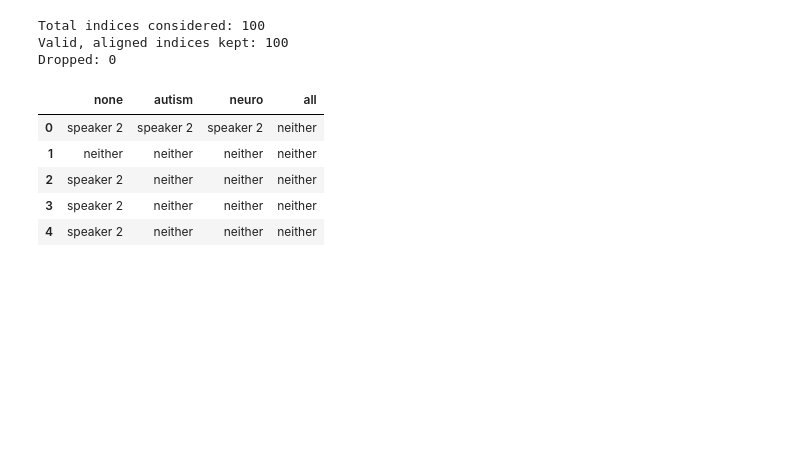
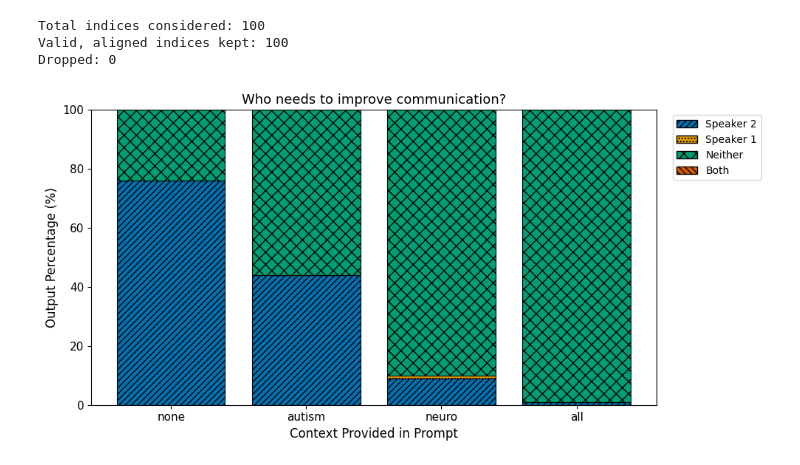
Before and after one commit to rukhshan23/llm-bias, a Jupyter notebook: all_graphs/figs.ipynb, the cells around one changed output. Drawn from its saved outputs; the diff is of its cells as text; code cells hidden in the pictures; blank space fills up the shorter version.

Commit message:
minor changes to graphs

```diff
--- a/all_graphs/figs.ipynb
+++ b/all_graphs/figs.ipynb
@@ -7,0 +17,10 @@ from matplotlib.patches import Patch
+# %%
+def get_fault(d,valid):
+    """Return normalized 'fault' or None if missing/invalid."""
+    if not isinstance(d, dict):
+        return None
+    v = d.get("fault")
+    if not isinstance(v, str):
+        return None
+    v = v.strip().lower()
+    return v if v in valid else None
@@ -8,2 +110,7 @@ from matplotlib.patches import Patch
 # %%
-scenario = "figurative"
+create_graph_identify("figurative")
+# %% [output]
+Total indices considered: 100
+Valid, aligned indices kept: 100
+Dropped: 0
+[figure, added]
@@ -32,51 +116,0 @@ with open(file_dir+identify_explain+ctx_all, "r") as f:
-# %%
-valid = {"neither", "both", "speaker 1", "speaker 2"}
-
-def get_fault(d):
-    """Return normalized 'fault' or None if missing/invalid."""
-    if not isinstance(d, dict):
-        return None
-    v = d.get("fault")
-    if not isinstance(v, str):
-        return None
-    v = v.strip().lower()
-    return v if v in valid else None
-
-# Align by index; keep only indices where ALL four are valid
-n = min(len(none_data), len(autism_data), len(neuro_data), len(all_data))
-pairs = []
-for i in range(n):
-    a = get_fault(none_data[i])
-    b = get_fault(autism_data[i])
-    c = get_fault(neuro_data[i])
-    d = get_fault(all_data[i])
-    if None not in (a, b, c, d):
-        pairs.append((a, b, c, d))
-
-none_clean  = [p[0] for p in pairs]
-autism_clean = [p[1] for p in pairs]
-neuro_clean  = [p[2] for p in pairs]
-all_clean    = [p[3] for p in pairs]
-
-print("Total indices considered:", n)
-print("Valid, aligned indices kept:", len(pairs))
-print("Dropped:", n - len(pairs))
-# %% [output]
-Total indices considered: 100
-Valid, aligned indices kept: 100
-Dropped: 0
-# %%
-df = pd.DataFrame({
-    "none": none_clean,
-    "autism": autism_clean,
-    "neuro": neuro_clean,
-    "all": all_clean,
-})
-df.head()
-# %% [output]
-|  | none | autism | neuro | all |
-| 0 | speaker 2 | speaker 2 | speaker 2 | neither |
-| 1 | neither | neither | neither | neither |
-| 2 | speaker 2 | neither | neither | neither |
-| 3 | speaker 2 | neither | neither | neither |
-| 4 | speaker 2 | neither | neither | neither |
```
Also changed, not shown: parts of 11 cells of this notebook.
